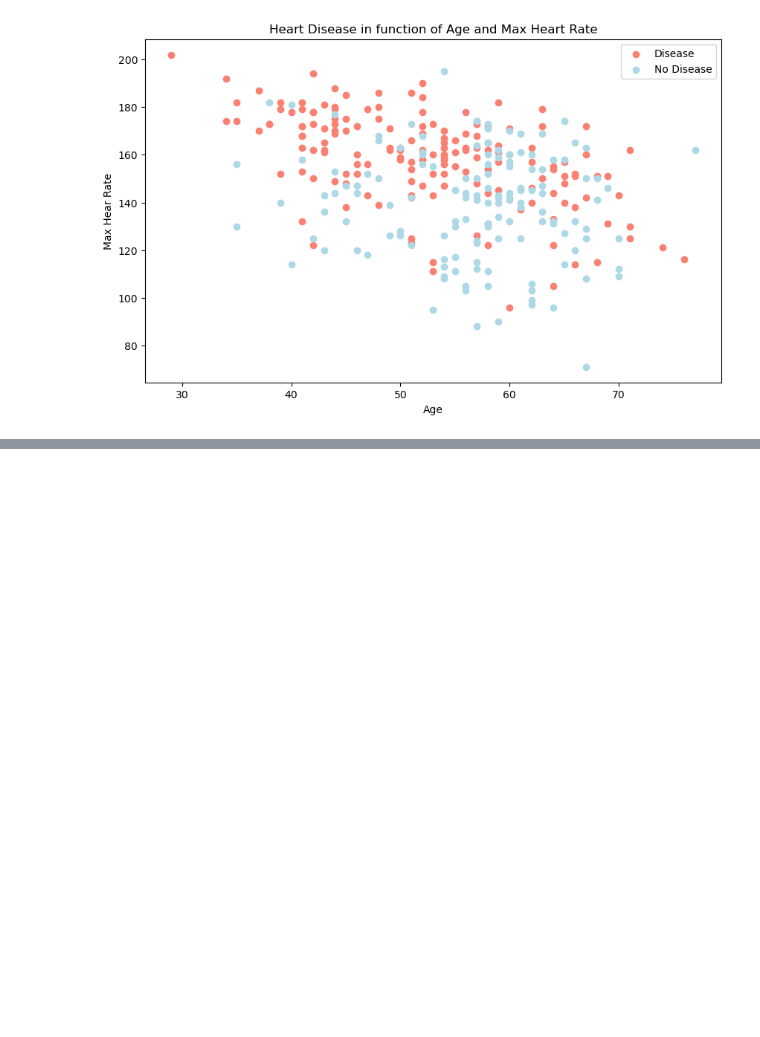
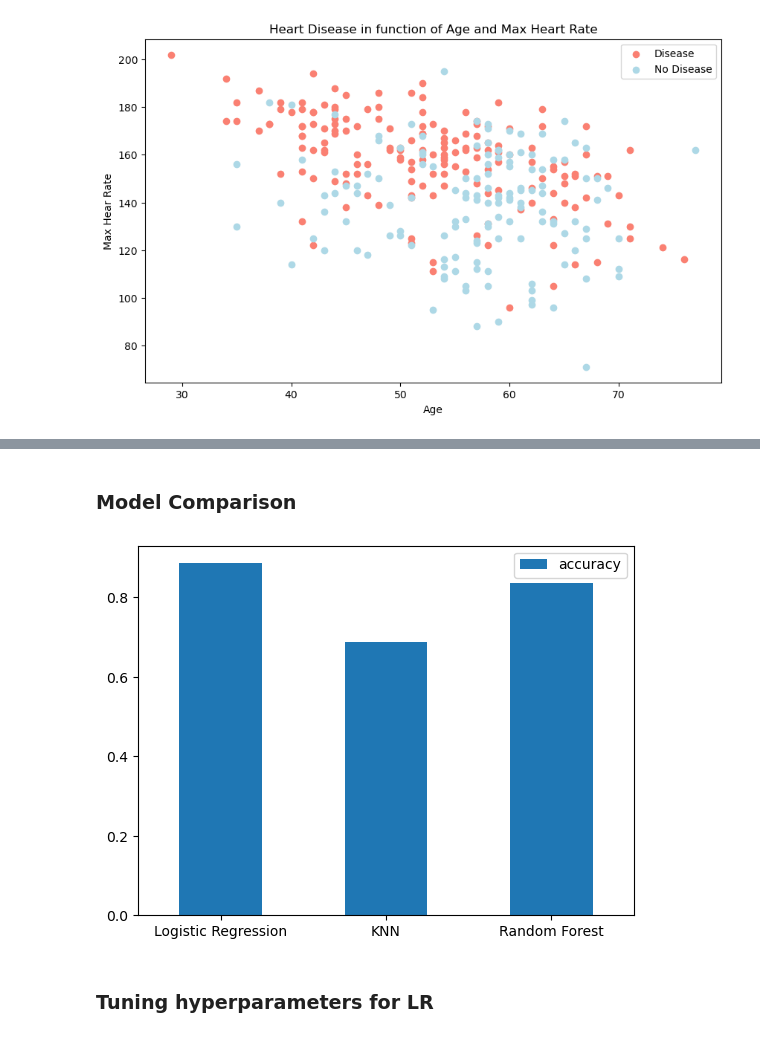
Before and after one commit to surtecha/Heart-Disease-Prediction, a Jupyter notebook: Heart-Disease-Predictor.ipynb, the cells around one changed output, grey strips where cells are left out. Drawn from its saved outputs; the diff is of its cells as text; code cells hidden in the pictures; blank space fills up the shorter version.

Commit message:
Tuning the hyperparameters.

```diff
--- a/Heart-Disease-Predictor.ipynb
+++ b/Heart-Disease-Predictor.ipynb
@@ -317,0 +318,10 @@ Please also refer to the documentation for alternative solver options:
+# %% [markdown]
+### Model Comparison
+# %%
+model_compare = pd.DataFrame(model_scores, index=['accuracy'])
+model_compare.T.plot.bar()
+plt.xticks(rotation=0);
+# %% [output]
+[figure, added]
+# %% [markdown]
+### Tuning hyperparameters for LR
```
Also changed, not shown: parts of 34 cells of this notebook.
